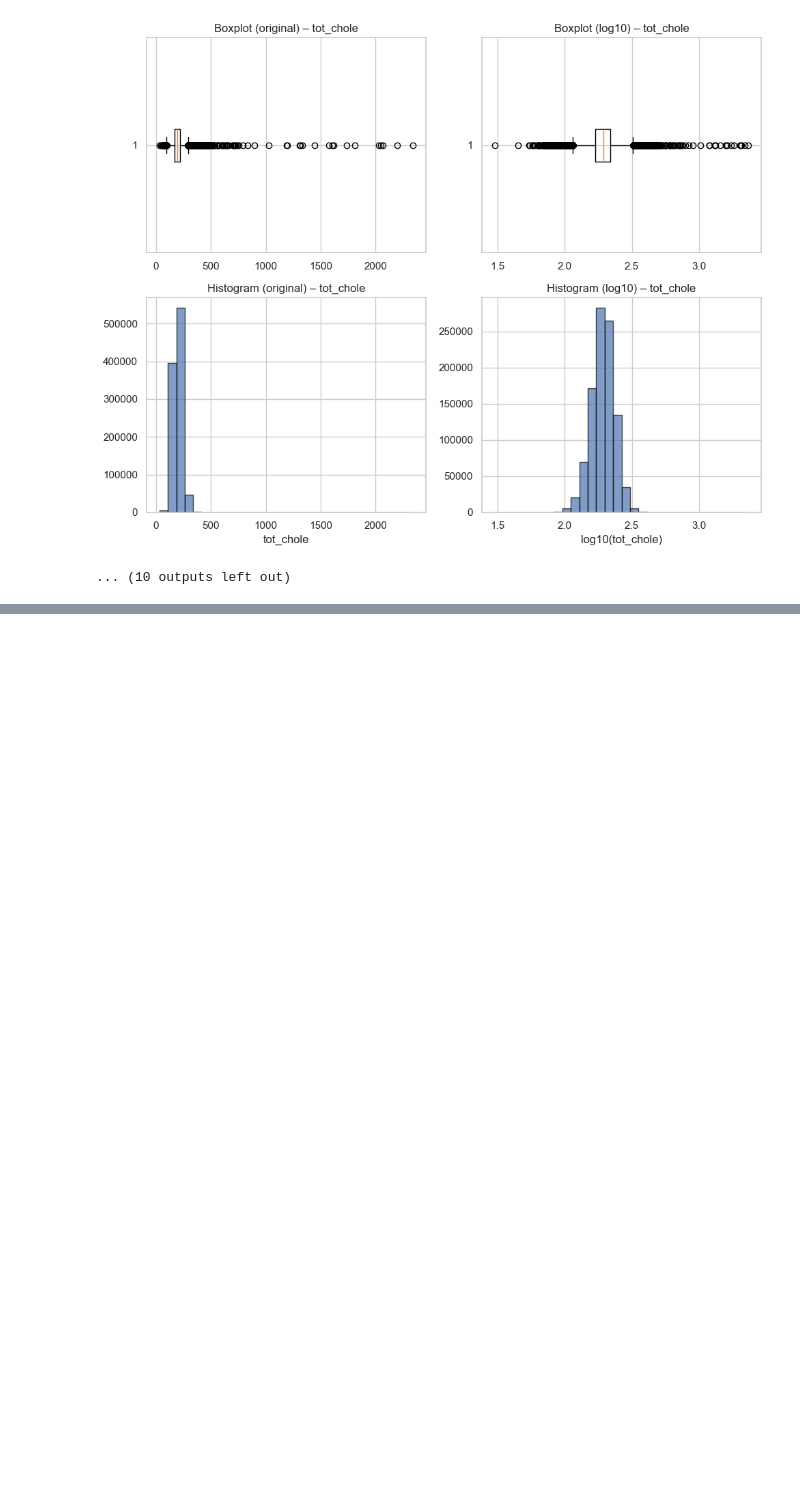
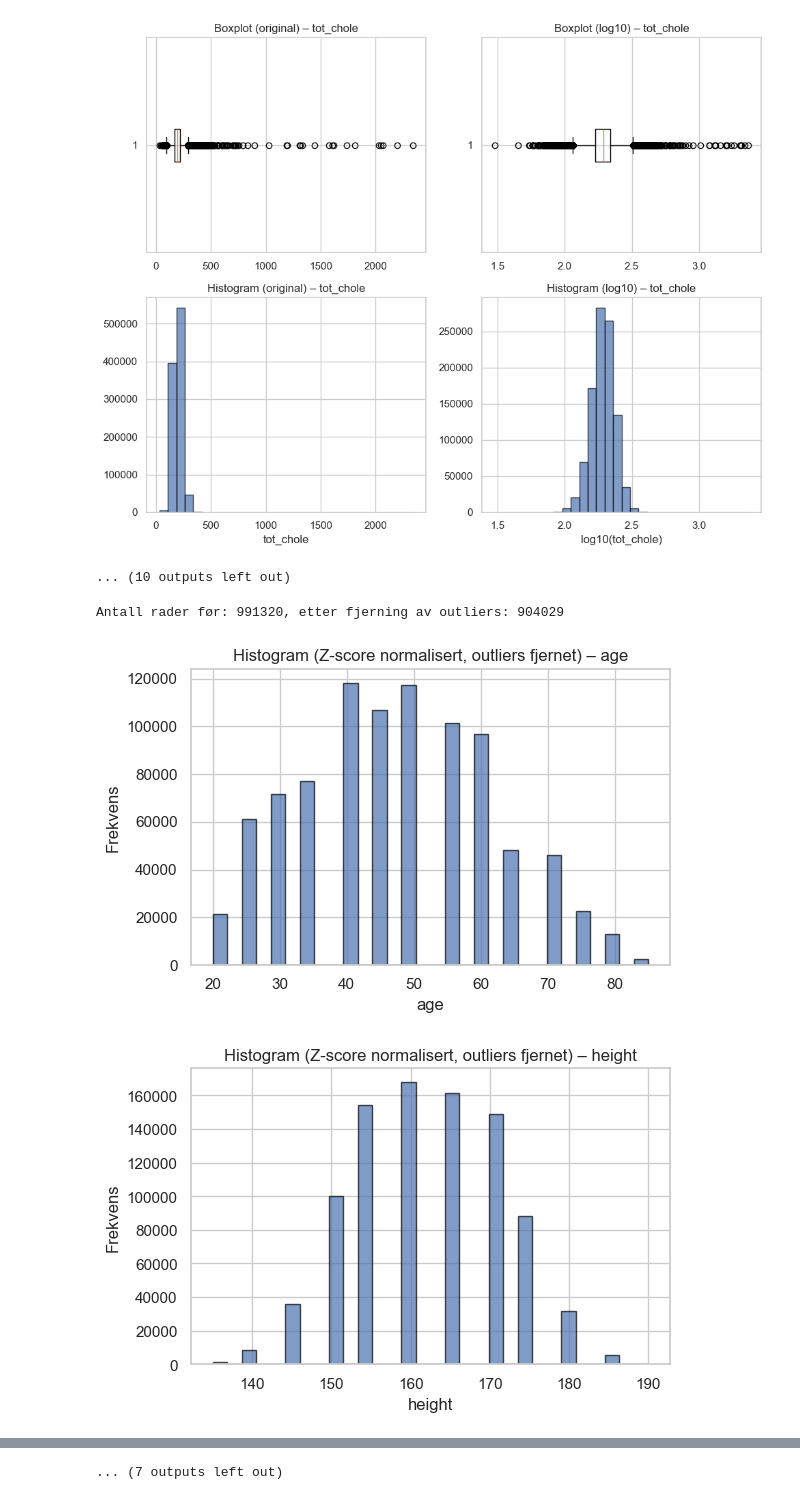
Before and after one commit to Oddvar112/IT3212-Datadrevet-Programvare, a Jupyter notebook: Oppgave_1_ny_siste/oppgav1.ipynb, the cells around one changed output, grey strips where cells are left out. Cells and saved outputs as stored; diff of their text form; code cells hidden in the pictures; blank space fills up the shorter version.

```diff
--- a/Oppgave_1_ny_siste/oppgav1.ipynb
+++ b/Oppgave_1_ny_siste/oppgav1.ipynb
@@ -165,0 +167,58 @@ for col in num_cols:
+# %%
+import pandas as pd
+import numpy as np
+import matplotlib.pyplot as plt
+from scipy.stats import zscore
+
+# Bruk df_log (med log-transformerte kolonner)
+df = df_log.copy()
+
+# Kolonnene vi faktisk vil sjekke
+columns_to_check = [
+    "age",
+    "height",
+    "weight",
+    "waistline",
+    "sight_left",
+    "sight_right",
+    "SBP",
+    "DBP",
+    "BLDS",
+    "tot_chole",
+    "HDL_chole",
+    "LDL_chole",
+    "triglyceride",
+    "hemoglobin",
+    "serum_creatinine",
+    "SGOT_AST",
+    "SGOT_ALT",
+    "gamma_GTP",
+]
+
+# Behold bare de kolonnene som finnes i DataFrame
+cols = [c for c in columns_to_check if c in df.columns]
+
+# Beregn Z-score for disse kolonnene
+z_scores = df[cols].apply(zscore)
+
+# Lag maske som fjerner uteliggere (|Z| > 3 i noen variabler)
+mask = (np.abs(z_scores) <= 3).all(axis=1)
+
+# Data uten uteliggere
+df_clean = df[mask].copy()
+
+print(f"Antall rader før: {len(df)}, etter fjerning av outliers: {len(df_clean)}")
+
+# Plot histogram for hver kolonne etter rensing
+for col in cols:
+    plt.figure(figsize=(6,4))
+    plt.hist(df_clean[col].dropna(), bins=30, edgecolor="black", alpha=0.7)
+    plt.title(f"Histogram (Z-score normalisert, outliers fjernet) – {col}")
+    plt.xlabel(col)
+    plt.ylabel("Frekvens")
+    plt.tight_layout()
+    plt.show()
+# %% [output]
+Antall rader før: 991320, etter fjerning av outliers: 904029
+[figure, added]
+[figure, added]
@@ -165,0 +234 @@ for col in num_cols:
+... (7 outputs left out)
```
Also changed, not shown: parts of 4 cells of this notebook.
